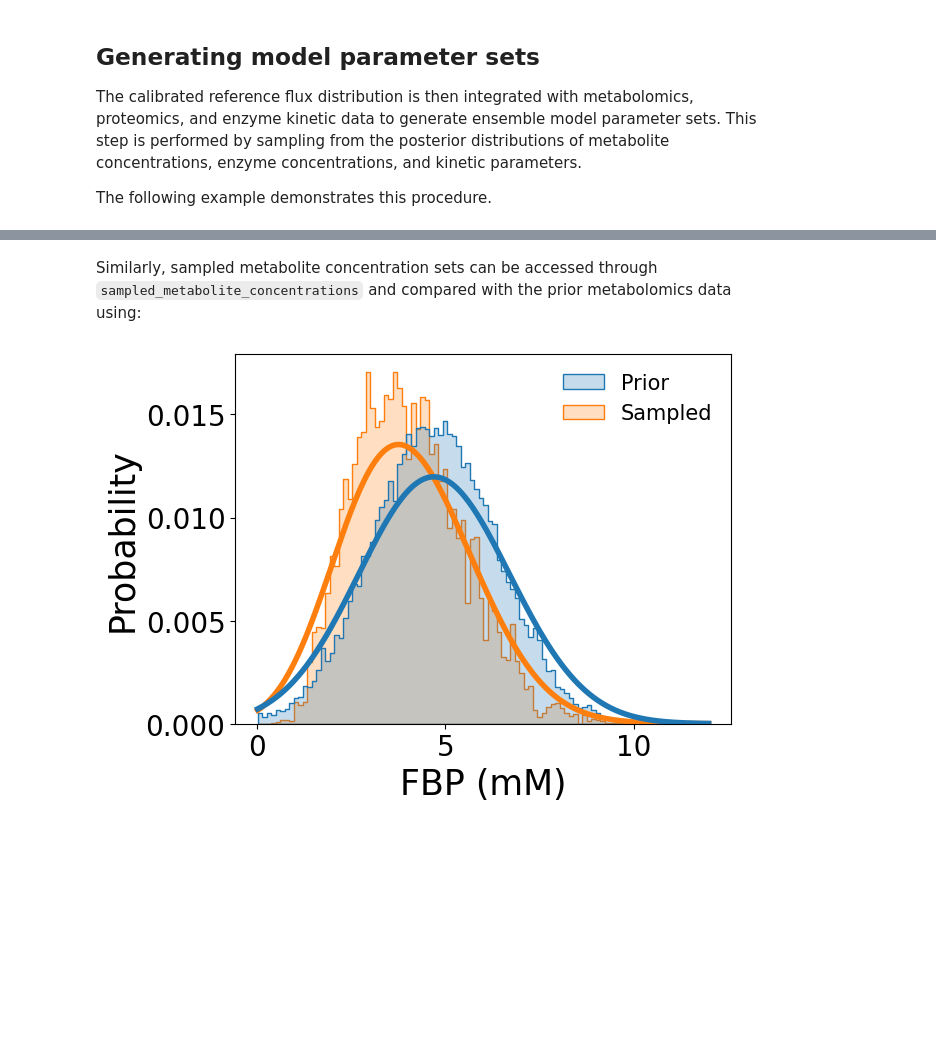
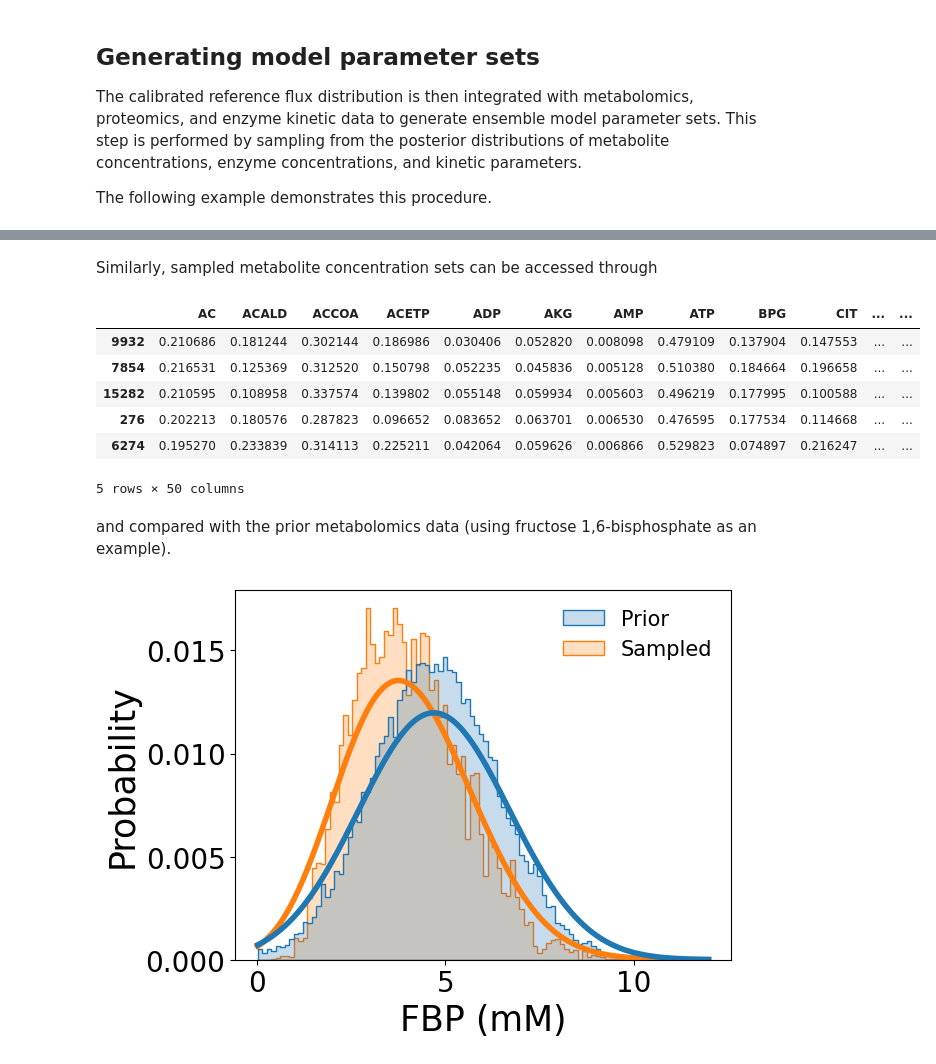
Before and after one commit to Chaowu88/robustnet, a Jupyter notebook: docs/source/parameterize_model.ipynb, the cells around one changed output, grey strips where cells are left out. Drawn from its saved outputs; the diff is of its cells as text; code cells hidden in the pictures; blank space fills up the shorter version.

```diff
--- a/docs/source/parameterize_model.ipynb
+++ b/docs/source/parameterize_model.ipynb
@@ -115,5 +131,17 @@ samp_res.plot_sampled_vs_prior_kinetic_parameters(out_dir=None, parameters=['kca
 # %% [markdown]
-Similarly, sampled metabolite concentration sets can be accessed through `sampled_metabolite_concentrations` and compared with the prior metabolomics data using:
+Similarly, sampled metabolite concentration sets can be accessed through
+# %%
+samp_res.sampled_metabolite_concentrations.sample(5)
+# %% [output]
+|  | AC | ACALD | ACCOA | ACETP | ADP | AKG | AMP | ATP | BPG | CIT | ... | ... |
+| 9932 | 0.210686 | 0.181244 | 0.302144 | 0.186986 | 0.030406 | 0.052820 | 0.008098 | 0.479109 | 0.137904 | 0.147553 | ... | ... |
+| 7854 | 0.216531 | 0.125369 | 0.312520 | 0.150798 | 0.052235 | 0.045836 | 0.005128 | 0.510380 | 0.184664 | 0.196658 | ... | ... |
+| 15282 | 0.210595 | 0.108958 | 0.337574 | 0.139802 | 0.055148 | 0.059934 | 0.005603 | 0.496219 | 0.177995 | 0.100588 | ... | ... |
+| 276 | 0.202213 | 0.180576 | 0.287823 | 0.096652 | 0.083652 | 0.063701 | 0.006530 | 0.476595 | 0.177534 | 0.114668 | ... | ... |
+| 6274 | 0.195270 | 0.233839 | 0.314113 | 0.225211 | 0.042064 | 0.059626 | 0.006866 | 0.529823 | 0.074897 | 0.216247 | ... | ... |
+5 rows × 50 columns
+# %% [markdown]
+and compared with the prior metabolomics data (using fructose 1,6-bisphosphate as an example).
 # %%
 samp_res.plot_sampled_vs_prior_metabolites(out_dir=None, metabolites=['FBP'], show_fig=True)
 # %% [output]
```
Also changed, not shown: parts of 6 cells of this notebook.
